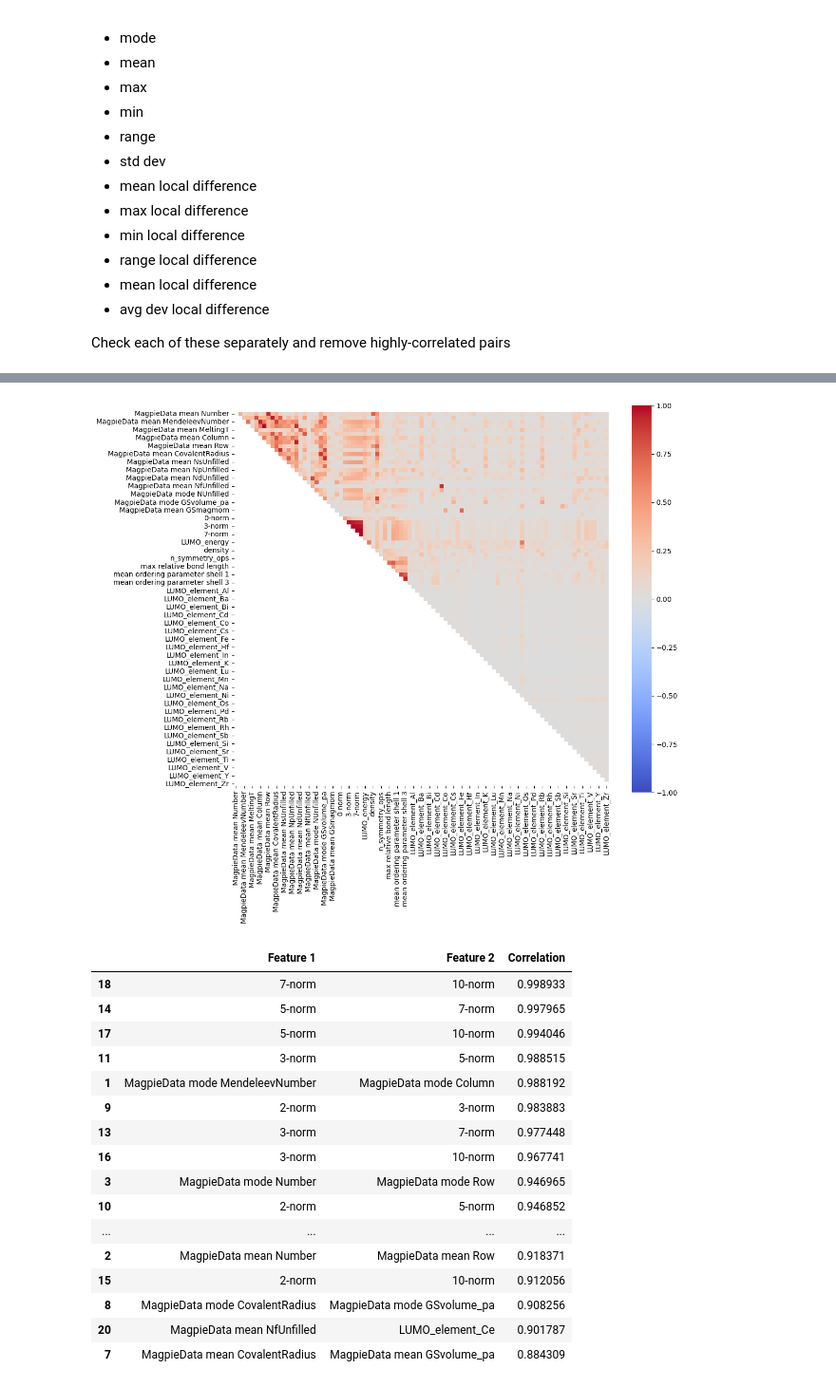
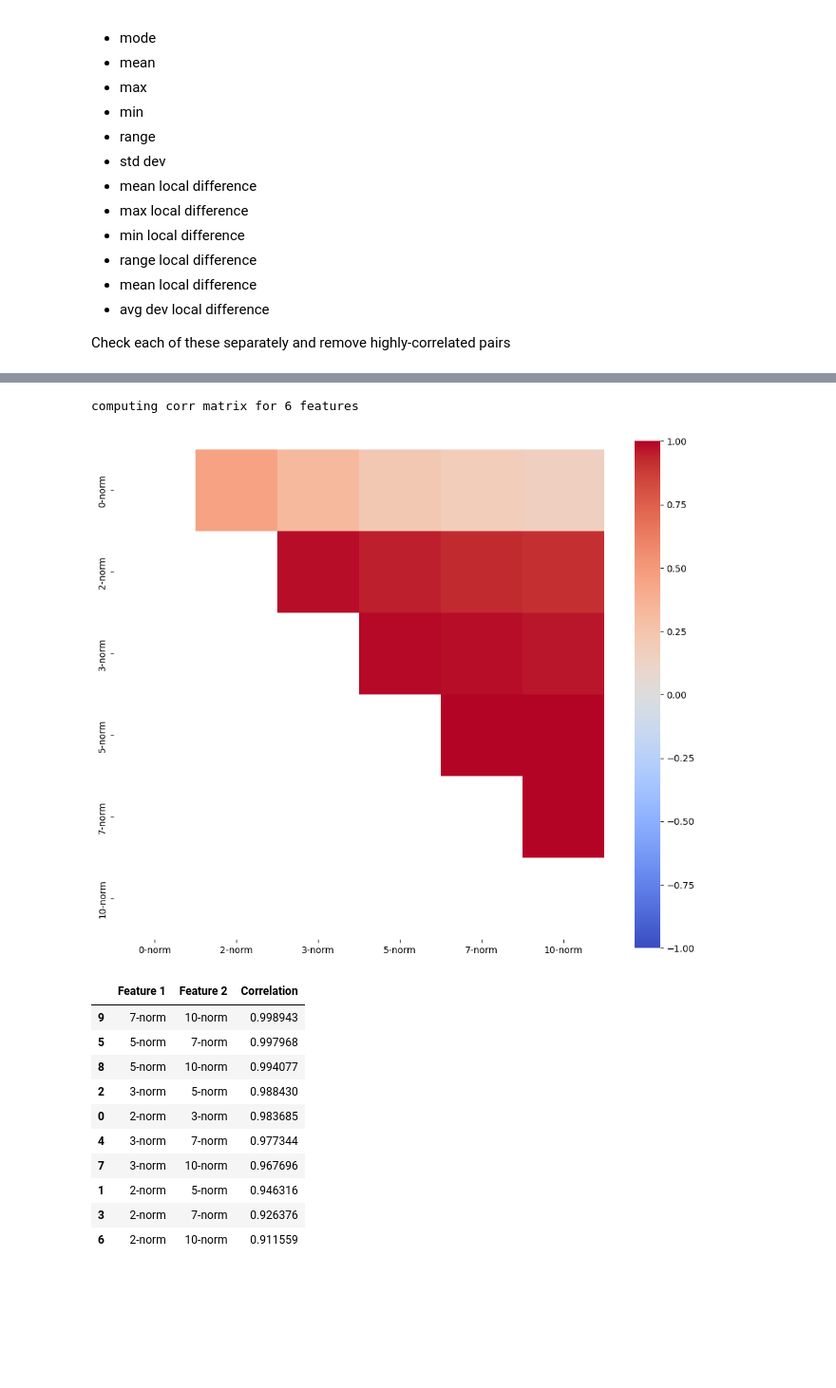
Before and after one commit to hlzh00/MSE1065-OCP-Project, a Jupyter notebook: 2_clean_data.ipynb, the cells around one changed output, grey strips where cells are left out. Shown at 95% size. Drawn from its saved outputs; the diff is of its cells as text; code cells hidden in the pictures; blank space fills up the shorter version.

```diff
--- a/2_clean_data.ipynb
+++ b/2_clean_data.ipynb
@@ -231,2 +237,7 @@ get_corr_mat(encoded_train_h_X[[c for c in encoded_train_h_X.columns if "Column"
 # %%
-encoded_train_h_X = encoded_train_h_X.drop(columns=[c for c in encoded_train_h_X.columns if "c" in c]).reset_index(drop=True)
+cols_to_drop.append("Column")
+cols_to_drop.append("Number")
+cols_to_drop.append("Row")
+
+encoded_train_h_X = encoded_train_h_X.drop(columns=[c for c in encoded_train_h_X.columns if "Column" in c or "Number" in c or "Row" in c]).reset_index(drop=True)
+encoded_train_h_X = encoded_train_h_X.drop(columns=[c for c in encoded_train_h_X.columns if "Column" in c or "Number" in c or "Row" in c]).reset_index(drop=True)
@@ -264,21 +244,16 @@ Rows with NaN values: 103
-# %%
-get_corr_mat(encoded_train_h_X_clean, True, 0.85)
-# %% [output]
-[figure, removed]
-|  | Feature 1 | Feature 2 | Correlation |
-| 18 | 7-norm | 10-norm | 0.998933 |
-| 14 | 5-norm | 7-norm | 0.997965 |
-| 17 | 5-norm | 10-norm | 0.994046 |
-| 11 | 3-norm | 5-norm | 0.988515 |
-| 1 | MagpieData mode MendeleevNumber | MagpieData mode Column | 0.988192 |
-| 9 | 2-norm | 3-norm | 0.983883 |
-| 13 | 3-norm | 7-norm | 0.977448 |
-| 16 | 3-norm | 10-norm | 0.967741 |
-| 3 | MagpieData mode Number | MagpieData mode Row | 0.946965 |
-| 10 | 2-norm | 5-norm | 0.946852 |
-| ... | ... | ... | ... |
-| 2 | MagpieData mean Number | MagpieData mean Row | 0.918371 |
-| 15 | 2-norm | 10-norm | 0.912056 |
-| 8 | MagpieData mode CovalentRadius | MagpieData mode GSvolume_pa | 0.908256 |
-| 20 | MagpieData mean NfUnfilled | LUMO_element_Ce | 0.901787 |
-| 7 | MagpieData mean CovalentRadius | MagpieData mean GSvolume_pa | 0.884309 |
+# %%
+get_corr_mat(encoded_train_h_X[[c for c in encoded_train_h_X.columns if "norm" in c ]], True, 0.8)
+# %% [output]
+computing corr matrix for 6 features
+[figure, added]
+|  | Feature 1 | Feature 2 | Correlation |
+| 9 | 7-norm | 10-norm | 0.998943 |
+| 5 | 5-norm | 7-norm | 0.997968 |
+| 8 | 5-norm | 10-norm | 0.994077 |
+| 2 | 3-norm | 5-norm | 0.988430 |
+| 0 | 2-norm | 3-norm | 0.983685 |
+| 4 | 3-norm | 7-norm | 0.977344 |
+| 7 | 3-norm | 10-norm | 0.967696 |
+| 1 | 2-norm | 5-norm | 0.946316 |
+| 3 | 2-norm | 7-norm | 0.926376 |
+| 6 | 2-norm | 10-norm | 0.911559 |
```
Also changed, not shown: parts of 27 cells of this notebook, 4 other files.
